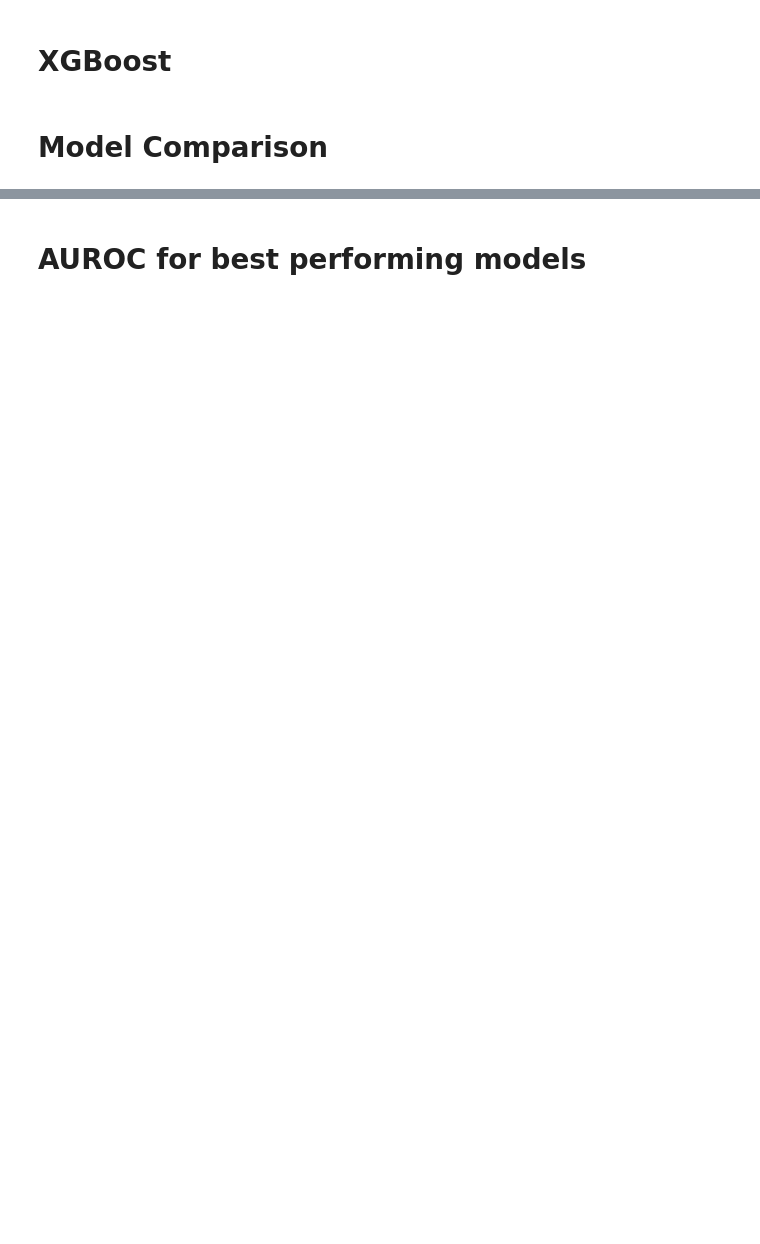
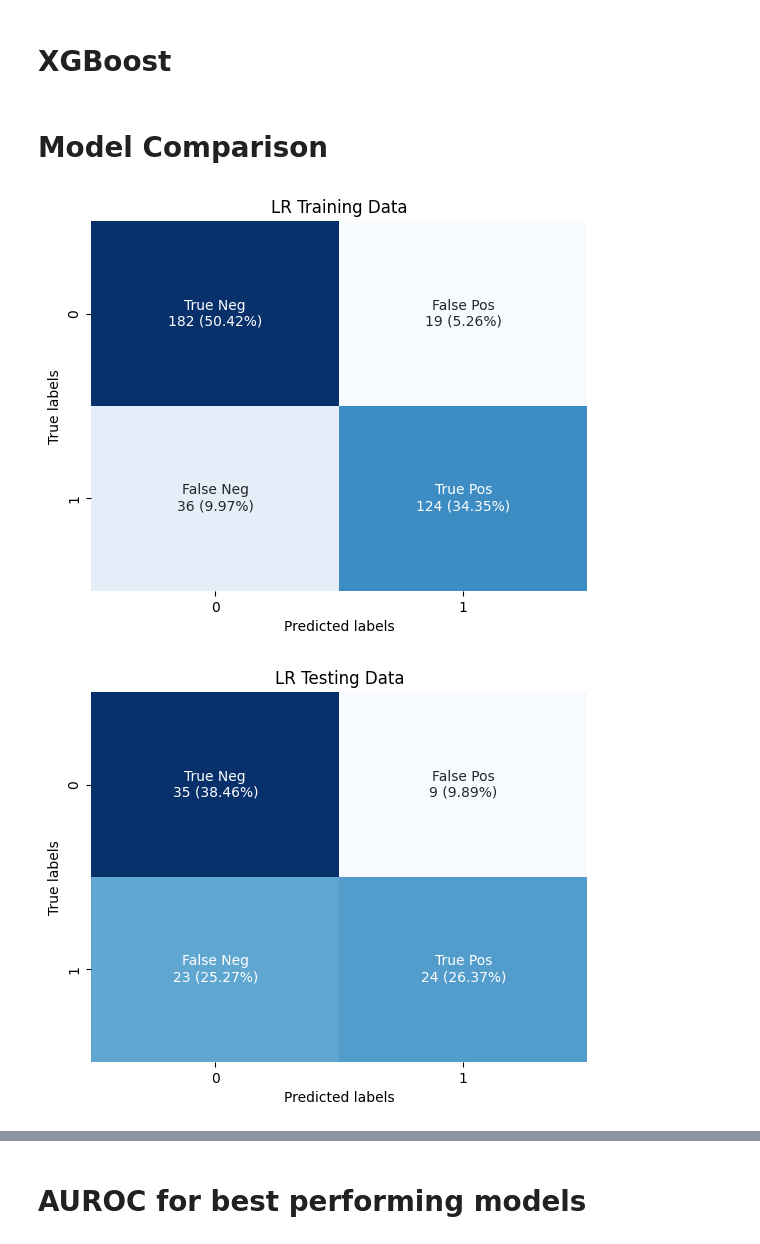
Before and after one commit to DataScientest-Studio/jan24_bds_int_atrial_fibrillation, a Jupyter notebook: notebooks/1B_Modeling_UCI_Bilkent_Dataset.ipynb, the cells around one changed output, grey strips where cells are left out. Cells and saved outputs as stored; diff of their text form; code cells hidden in the pictures; blank space fills up the shorter version.

Commit message:
uci_modelling_added

```diff
--- a/notebooks/1B_Modeling_UCI_Bilkent_Dataset.ipynb
+++ b/notebooks/1B_Modeling_UCI_Bilkent_Dataset.ipynb
@@ -514,7 +499,7 @@ plot_confusion_matrices_side_by_side('ElasticNet', [(y_train, train_predictions_
 # %%
 print("Gradient Boosting Classifier")
 # Perform hyperparameter tuning for GBoost
-best_params_gb, train_metrics_gb, test_metrics_gb, elapsed_total_gb = perform_randomized_search(clf_gb, param_grid_gb, X_train, y_train, X_test, y_test)
+best_params_gb, train_metrics_gb, test_metrics_gb, elapsed_total_gb = uf.perform_randomized_search(clf_gb, param_grid_gb, X_train, y_train, X_test, y_test)
 
 # Fit the model with the best hyperparameters
 clf_gb_best = GradientBoostingClassifier(**best_params_gb)
@@ -535,8 +520,4 @@ gb_results = {
 
 # Displaying the model metrics
 print("Best Parameters:", best_params_gb)
-display_metrics('Gradient Boost', train_metrics_gb, test_metrics_gb)
-
-# Plot confusion matrix for training data
-titles = ['GB Training Data', 'GB Testing Data']
-plot_confusion_matrices_side_by_side('GradientBoost', [(y_train, train_predictions_gb), (y_test, test_predictions_gb)], titles)
+uf.display_metrics('Gradient Boost', train_metrics_gb, test_metrics_gb)
@@ -545,7 +547,7 @@ plot_confusion_matrices_side_by_side('GradientBoost', [(y_train, train_predictio
 # %%
 print("AdaBoost Classifier")
 # Perform hyperparameter tuning for AdaBoost
-best_params_ada, train_metrics_ada, test_metrics_ada, elapsed_total_ada = perform_randomized_search(clf_ada, param_grid_ada, X_train, y_train, X_test, y_test)
+best_params_ada, train_metrics_ada, test_metrics_ada, elapsed_total_ada = uf.perform_randomized_search(clf_ada, param_grid_ada, X_train, y_train, X_test, y_test)
 
 # Fit the model with the best hyperparameters
 clf_ada_best = AdaBoostClassifier(**best_params_ada)
@@ -566,8 +568,4 @@ ada_results = {
 
 # Displaying the model metrics
 print("Best Parameters:", best_params_ada)
-display_metrics('Ada Boost', train_metrics_ada, test_metrics_ada)
-
-# Plot confusion matrix for training data
-titles = ['ADA Training Data', 'ADA Testing Data']
-plot_confusion_matrices_side_by_side('AdaBoost', [(y_train, train_predictions_ada), (y_test, test_predictions_ada)], titles)
+uf.display_metrics('Ada Boost', train_metrics_ada, test_metrics_ada)
@@ -609,4 +628,54 @@ original_results = [lr_results, rf_results, svc_results, en_results, ada_results
 # %%
 # Define model names and their corresponding results
-models = ['LR', 'RF', 'SVC', 'EN', 'ADA', 'GB', 'XGB']
-results = [lr_results, rf_results, svc_results, en_results, ada_results, gb_results, xgb_results]
+models = ['LR', 'RF', 'SVC', 'EN', 'ADA', 'GB']
+results = [lr_results, rf_results, svc_results, en_results, ada_results, gb_results]
+# %%
+# Plot each Correlation Matrix
+# Define model names
+
+# Define model prediction results
+model_predictions = {
+    'LR': (train_predictions_lr, test_predictions_lr),
+    'RF': (train_predictions_rf, test_predictions_rf),
+    'SVC': (train_predictions_svc, test_predictions_svc),
+    'EN': (train_predictions_en, test_predictions_en),
+    'ADA': (train_predictions_ada, test_predictions_ada),
+    'GB': (train_predictions_gb, test_predictions_gb),
+#    'XGB': (train_predictions_xgb, test_predictions_xgb)
+}
+
+# Iterate over model names
+for model_name in models:
+    # Get predictions for the current model
+    train_predictions, test_predictions = model_predictions[model_name]
+
+    # Plot confusion matrix for training data
+    conf_matrix_train = confusion_matrix(y_train, train_predictions)
+    total_train = np.sum(conf_matrix_train)
+    labels_train = ['True Neg', 'False Pos', 'False Neg', 'True Pos']
+    labels_train = [f'{name}\n{count} ({count/total_train:.2%})' for name, count in zip(labels_train, conf_matrix_train.flatten())]
+    labels_train = np.asarray(labels_train).reshape(2, 2)
+    sns.heatmap(conf_matrix_train, annot=labels_train, fmt='', cmap='Blues', cbar=False,
+                xticklabels=['0', '1'], yticklabels=['0', '1'])
+    plt.title(f'{model_name} Training Data')
+    plt.xlabel('Predicted labels')
+    plt.ylabel('True labels')
+    plt.savefig(os.path.join(figures_folder, f'uci_{model_name}_confusion_matrix_train.png'))
+    plt.show()
+
+    # Plot confusion matrix for testing data
+    conf_matrix_test = confusion_matrix(y_test, test_predictions)
+    total_test = np.sum(conf_matrix_test)
+    labels_test = ['True Neg', 'False Pos', 'False Neg', 'True Pos']
+    labels_test = [f'{name}\n{count} ({count/total_test:.2%})' for name, count in zip(labels_test, conf_matrix_test.flatten())]
+    labels_test = np.asarray(labels_test).reshape(2, 2)
+    sns.heatmap(conf_matrix_test, annot=labels_test, fmt='', cmap='Blues', cbar=False,
+                xticklabels=['0', '1'], yticklabels=['0', '1'])
+    plt.title(f'{model_name} Testing Data')
+    plt.xlabel('Predicted labels')
+    plt.ylabel('True labels')
+    plt.savefig(os.path.join(figures_folder, f'uci_{model_name}_confusion_matrix_test.png'))
+    plt.show()
+# %% [output]
+[figure, added]
+[figure, added]
```
Also changed, not shown: parts of 42 cells of this notebook, 15 other files.
